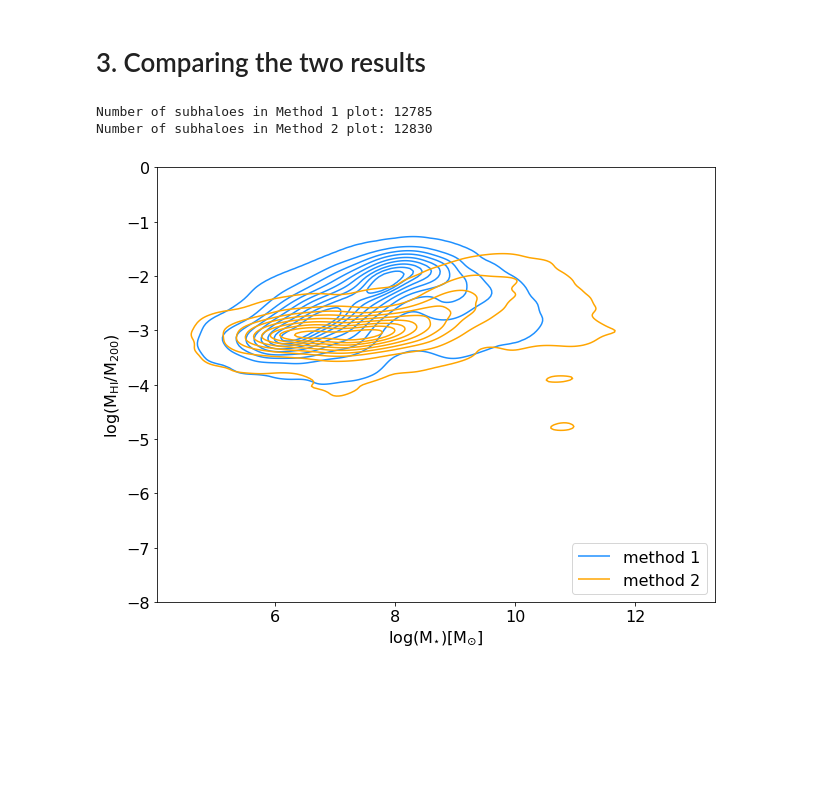
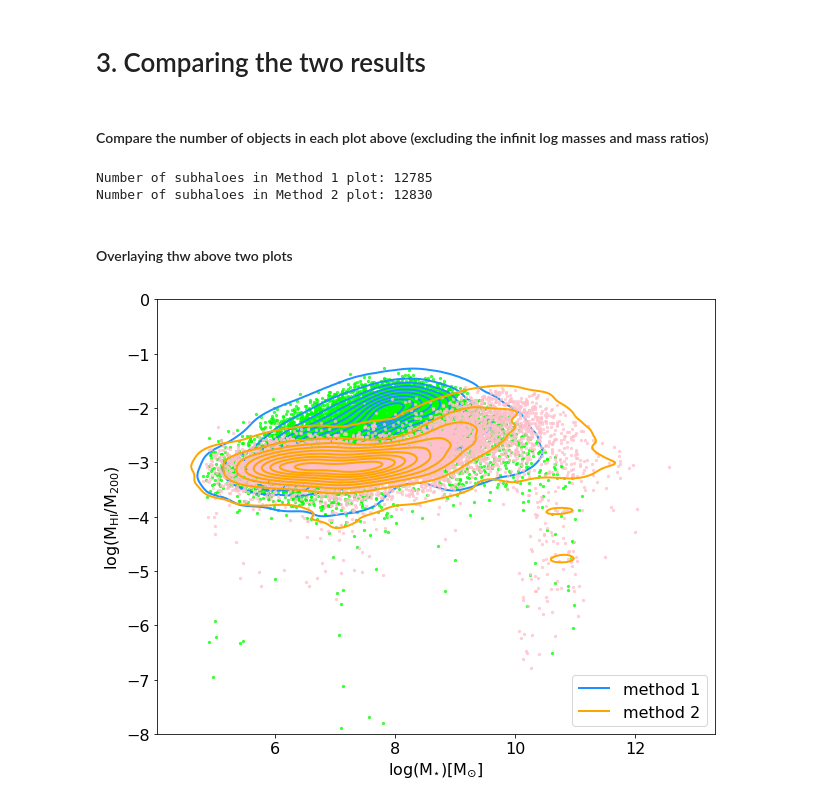
Before and after one commit to amidou/mc-codes, a Jupyter notebook: tng-marie-local.ipynb, the cells around one changed output. Saved outputs shown, nothing was run; the diff lists cells and outputs as text; code cells hidden in the pictures; blank space fills up the shorter version.

```diff
--- a/tng-marie-local.ipynb
+++ b/tng-marie-local.ipynb
@@ -127,6 +127,8 @@ plt.ylabel(r'$\rm log(M_{\rm HI}/M_{\rm 200})$');
 [figure]
 # %% [markdown]
 # 3. Comparing the two results
+# %% [markdown]
+#### Compare the number of objects in each plot above (excluding the infinit log masses and mass ratios)
 # %%
 warnings.filterwarnings('ignore')
 x_h1h2 = np.log10(smass); y_h1h2 = np.log10(gmass/dmmass)
@@ -141,15 +143,21 @@ print('Number of subhaloes in Method 1 plot: %d\nNumber of subhaloes in Method 2
 # %% [output]
 Number of subhaloes in Method 1 plot: 12785
 Number of subhaloes in Method 2 plot: 12830
+# %% [markdown]
+#### Overlaying thw above two plots
 # %%
 plt.rc('font', size=16)
 fig, ax = plt.subplots(figsize=(10,8))
-sns.kdeplot(x=x_h1h2, y=y_h1h2, ax=ax, fill=False, color='dodgerblue', levels=10, thresh=0.02, zorder=1, label='method 1')
-sns.kdeplot(x=x_frac,y=y_frac, ax=ax, fill=False, color='orange', levels=10, thresh=0.02, zorder=2, label='method 2')
+
+plt.scatter(x_h1h2, y_h1h2, s=5, color='lime', alpha=0.7)
+sns.kdeplot(x=x_h1h2, y=y_h1h2, ax=ax, fill=False, color='dodgerblue', levels=10, linewidths=2, thresh=0.02, zorder=1, label='method 1')
+
+plt.scatter(x_frac, y_frac, s=5, color='pink', alpha=0.7)
+sns.kdeplot(x=x_frac,y=y_frac, ax=ax, fill=False, color='orange', levels=10, linewidths=2, thresh=0.02, zorder=2, label='method 2')
 plt.xlabel(r'$\rm log(M_{\star})[M_{\odot}]$')
 plt.ylabel(r'$\rm log(M_{\rm HI}/M_{\rm 200})$')
 plt.ylim(-8,0)
 plt.legend(loc='lower right')
 plt.show();
 # %% [output]
-[figure, old version]
+[figure, new version]
```
